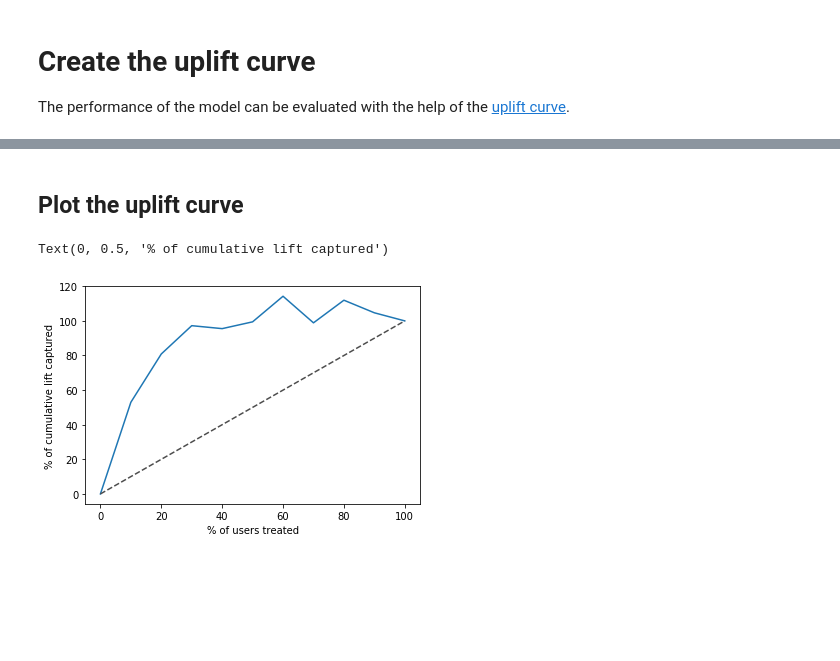
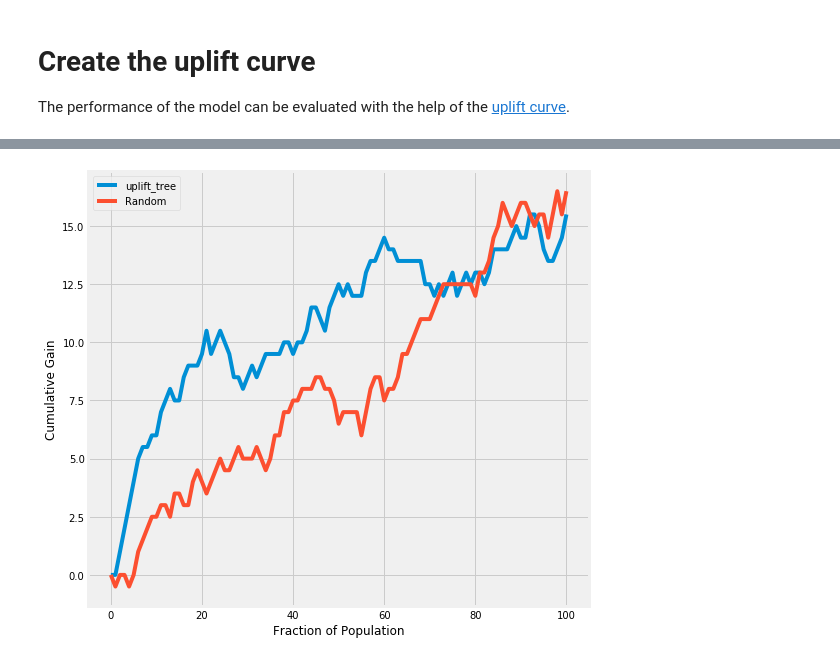
Before and after one commit to uber/causalml, a Jupyter notebook: examples/uplift_trees_with_synthetic_data.ipynb, the cells around one changed output, grey strips where cells are left out. Cells and saved outputs as stored; diff of their text form; code cells hidden in the pictures; blank space fills up the shorter version.

Commit message:
Change the method to calculate the uplift curve.

```diff
--- a/examples/uplift_trees_with_synthetic_data.ipynb
+++ b/examples/uplift_trees_with_synthetic_data.ipynb
@@ -61,8 +60,7 @@ df.pivot_table(values='conversion',
 In this section, we first fit the uplift random forest classifier using training data. We then use the fitted model to make a prediction using testing data. The prediction returns an ndarray in which each column contains the predicted uplift if the unit was in the corresponding treatment group.
 # %%
 # Split data to training and testing samples for model validation (next section)
-df_train = df.sample(frac=0.8)
-df_test = df.drop(df_train.index)
+df_train, df_test = train_test_split(df, test_size=0.2, random_state=111)
 # %%
 uplift_model = UpliftRandomForestClassifier(control_name='control')
 # %%
@@ -79,9 +73,3 @@ Use 'series.values.argmax' to get the position of the maximum now.
 # Put the predictions to a DataFrame for a neater presentation
 result = pd.DataFrame(y_pred,
                       columns=uplift_model.classes_)
-# %%
-# If all deltas are negative, assing to control; otherwise assign to the treatment
-# with the highest delta
-result['best'] = np.where((result < 0).all(axis=1),
-                          'control',
-                          result.idxmax(axis=1))
@@ -105,7 +84,13 @@ The uplift curve is calculated on a synthetic population that consists of those
 # %%
+# If all deltas are negative, assing to control; otherwise assign to the treatment
+# with the highest delta
+best_treatment = np.where((result < 0).all(axis=1),
+                           'control',
+                           result.idxmax(axis=1))
+
 # Create indicator variables for whether a unit happened to have the
 # recommended treatment or was in the control group
-actual_is_best = np.where(df_test['treatment_group_key'].values == result['best'], 1, 0)
+actual_is_best = np.where(df_test['treatment_group_key'] == best_treatment, 1, 0)
 actual_is_control = np.where(df_test['treatment_group_key'] == 'control', 1, 0)
 # %%
 synthetic = (actual_is_best == 1) | (actual_is_control == 1)
@@ -143,16 +104,9 @@ auuc_metrics = (quantiles.assign(cum_diff = quantiles['actual_diff'].cumsum(),
-# %% [markdown]
-## Plot the uplift curve
-# %%
-# Assign a row of zeros for easier plotting
-auuc_metrics.loc[-1] = [0] * auuc_metrics.shape[1]
-auuc_metrics.index = auuc_metrics.index + 1
-auuc_metrics.sort_index(inplace=True)
-
-# Plot the uplift curve
-plt.plot(auuc_metrics.index * 10, auuc_metrics['cum_pct'])
-plt.plot((0, 100), (0, 100), ls="--", c=".3")
-plt.xlabel('% of users treated')
-plt.ylabel('% of cumulative lift captured')
-# %% [output]
-Text(0, 0.5, '% of cumulative lift captured')
-[figure, removed]
+# %%
+auuc_metrics = (synth.assign(is_treated = 1 - actual_is_control[synthetic],
+                             conversion = df_test.loc[synthetic, 'conversion'].values,
+                             uplift_tree = synth.max(axis=1))
+                     .drop(columns=list(uplift_model.classes_)))
+# %%
+plot_gain(auuc_metrics, outcome_col='conversion', treatment_col='is_treated')
+# %% [output]
+[figure, added]
```
Also changed, not shown: parts of 10 cells of this notebook.
